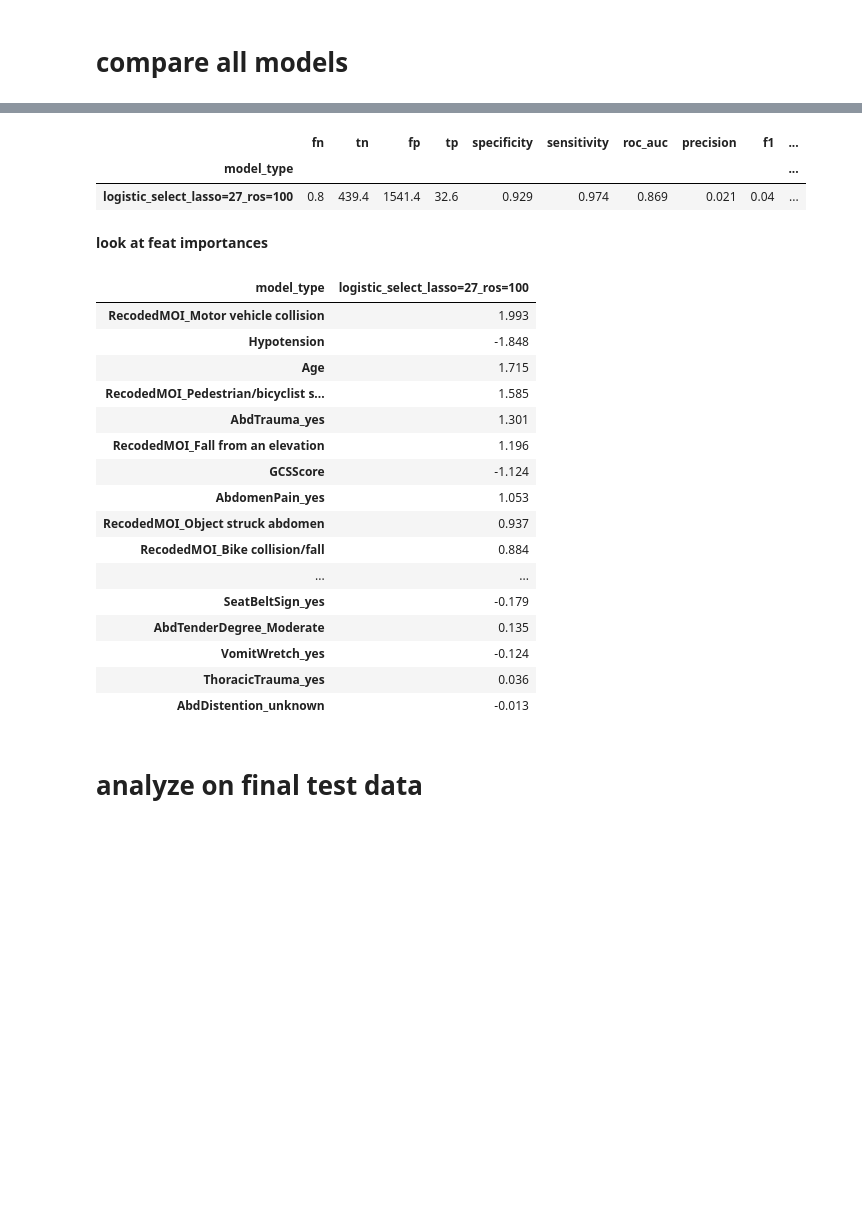
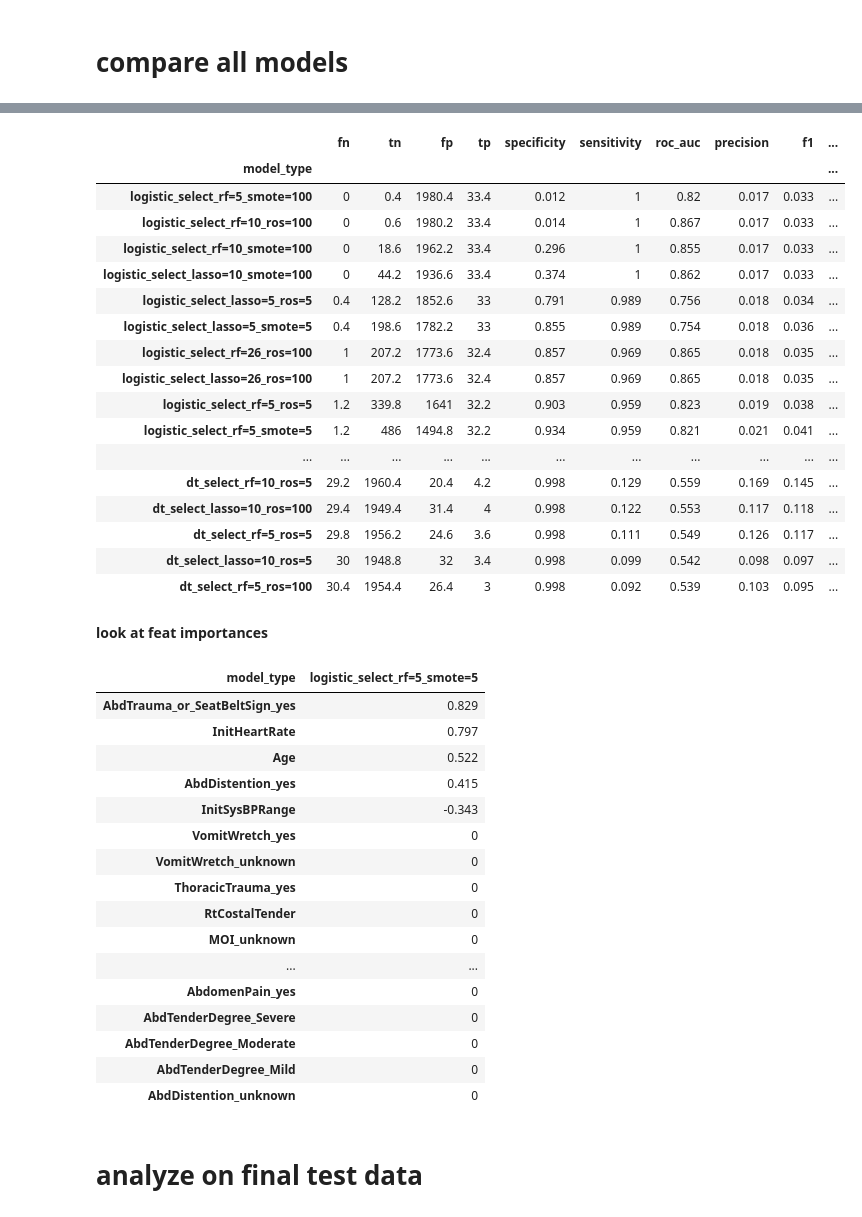
Before and after one commit to csinva/iai-clinical-decision-rule, a Jupyter notebook: 04_analyze.ipynb, the cells around one changed output, grey strips where cells are left out. Saved outputs shown, nothing was run; the diff lists cells and outputs as text; code cells hidden in the pictures; blank space fills up the shorter version.

```diff
--- a/04_analyze.ipynb
+++ b/04_analyze.ipynb
@@ -31,9 +31,10 @@ def load_results(out_dir):
         metrics = {k: d['cv'][k] for k in d['cv'].keys() if not 'curve' in k}
         out = {k: np.mean(metrics[k]) for k in metrics}
         out.update({k + '_std': np.std(metrics[k]) for k in metrics})
-        metrics_test = {k: d['test'][k] for k in d['test'].keys() if not 'curve' in k}
-        out.update({k + '_test': np.mean(metrics_test[k]) for k in metrics_test})
-        out.update({k + '_test_std': np.std(metrics_test[k]) for k in metrics_test})
+        for test in ['test1', 'test2']:
+            metrics_test = {k: d[test][k] for k in d[test].keys() if not 'curve' in k}
+            out.update({k + f'_{test}': np.mean(metrics_test[k]) for k in metrics_test})
+            out.update({k + f'_{test}_std': np.std(metrics_test[k]) for k in metrics_test})
 
 
         out['model_type'] = fname.replace('.pkl', '') #d['model_type']
@@ -59,34 +62,52 @@ results = load_results(out_dir)
 # %%
 # prev rule: sensitivity 0.97, specificity 0.425
 r = results
 # print(r.keys())
 r = r[[k for k in r if not 'std' in k]]
 # r = r[[k for k in r if not '_test' in k]]
 r = r[[k for k in r if not '_f' in k]]
 # r = r[r.index.str.contains('ros')] # only use random sampling
 # r = r.sort_values(by=['balanced_accuracy'], ascending=False)
 
 # filter out if it always predits positive
 r = r[r['tn'] > 0]
 
 r = r.sort_values(by=['fn', 'tn'], ascending=True)
 # r = r[['fn', 'tn', 'fp', 'tp', 'specificity', 'sensitivity', 'roc_auc', 'precision',
 #        'f1', 'balanced_accuracy', 'accuracy']]
-r = r[['fn', 'tn', 'fp', 'tp', 'specificity', 'sensitivity', 'roc_auc', 'precision',
-       'f1', 'balanced_accuracy', 'accuracy', 'fn_test', 'tn_test', 'fp_test', 'tp_test']]
+r = r[['fn', 'tn', 'fp', 'tp',
+       'specificity', 'sensitivity', 'roc_auc', 'precision',
+       'f1', 'balanced_accuracy', 'accuracy',
+       'fn_test1', 'tn_test1', 'fp_test1', 'tp_test1',
+       'fn_test2', 'tn_test2', 'fp_test2', 'tp_test2']]
 # r.style.background_gradient(cmap='viridis', axis=None) # all values on same cmap
-r = r[r.index == 'logistic_select_lasso=27_ros=100']
+# r = r[r.index == 'logistic_select_lasso=27_ros=100']
 r.style.background_gradient(cmap='viridis', axis=0) # columns differently colored
 # r.style.apply(viz.highlight_max, subset=[k for k in r if not 'std' in k])
 # %% [output]
 |  | fn | tn | fp | tp | specificity | sensitivity | roc_auc | precision | f1 | ... |
 | model_type |  |  |  |  |  |  |  |  |  | ... |
-| logistic_select_lasso=27_ros=100 | 0.8 | 439.4 | 1541.4 | 32.6 | 0.929 | 0.974 | 0.869 | 0.021 | 0.04 | ... |
+| logistic_select_rf=5_smote=100 | 0 | 0.4 | 1980.4 | 33.4 | 0.012 | 1 | 0.82 | 0.017 | 0.033 | ... |
+| logistic_select_rf=10_ros=100 | 0 | 0.6 | 1980.2 | 33.4 | 0.014 | 1 | 0.867 | 0.017 | 0.033 | ... |
+| logistic_select_rf=10_smote=100 | 0 | 18.6 | 1962.2 | 33.4 | 0.296 | 1 | 0.855 | 0.017 | 0.033 | ... |
+| logistic_select_lasso=10_smote=100 | 0 | 44.2 | 1936.6 | 33.4 | 0.374 | 1 | 0.862 | 0.017 | 0.033 | ... |
+| logistic_select_lasso=5_ros=5 | 0.4 | 128.2 | 1852.6 | 33 | 0.791 | 0.989 | 0.756 | 0.018 | 0.034 | ... |
+| logistic_select_lasso=5_smote=5 | 0.4 | 198.6 | 1782.2 | 33 | 0.855 | 0.989 | 0.754 | 0.018 | 0.036 | ... |
+| logistic_select_rf=26_ros=100 | 1 | 207.2 | 1773.6 | 32.4 | 0.857 | 0.969 | 0.865 | 0.018 | 0.035 | ... |
+| logistic_select_lasso=26_ros=100 | 1 | 207.2 | 1773.6 | 32.4 | 0.857 | 0.969 | 0.865 | 0.018 | 0.035 | ... |
+| logistic_select_rf=5_ros=5 | 1.2 | 339.8 | 1641 | 32.2 | 0.903 | 0.959 | 0.823 | 0.019 | 0.038 | ... |
+| logistic_select_rf=5_smote=5 | 1.2 | 486 | 1494.8 | 32.2 | 0.934 | 0.959 | 0.821 | 0.021 | 0.041 | ... |
+| ... | ... | ... | ... | ... | ... | ... | ... | ... | ... | ... |
+| dt_select_rf=10_ros=5 | 29.2 | 1960.4 | 20.4 | 4.2 | 0.998 | 0.129 | 0.559 | 0.169 | 0.145 | ... |
+| dt_select_lasso=10_ros=100 | 29.4 | 1949.4 | 31.4 | 4 | 0.998 | 0.122 | 0.553 | 0.117 | 0.118 | ... |
+| dt_select_rf=5_ros=5 | 29.8 | 1956.2 | 24.6 | 3.6 | 0.998 | 0.111 | 0.549 | 0.126 | 0.117 | ... |
+| dt_select_lasso=10_ros=5 | 30 | 1948.8 | 32 | 3.4 | 0.998 | 0.099 | 0.542 | 0.098 | 0.097 | ... |
+| dt_select_rf=5_ros=100 | 30.4 | 1954.4 | 26.4 | 3 | 0.998 | 0.092 | 0.539 | 0.103 | 0.095 | ... |
 # %% [markdown]
 **look at feat importances**
 # %%
 r = results
-best_model = 'logistic_select_lasso=27_ros=100'
+best_model = 'logistic_select_rf=5_smote=5'
 # print(r.keys())
 # r.style.apply(viz.highlight_max, subset=[k for k in r if not 'std' in k])
 r = r.sort_values('balanced_accuracy', ascending=False)
@@ -129,23 +150,23 @@ r = r.fillna(0).style.background_gradient(cmap=cm) #, axis=0) #, subset=subset)
 # r = background_gradient(r)
 r
 # %% [output]
-| model_type | logistic_select_lasso=27_ros=100 |
-| RecodedMOI_Motor vehicle collision | 1.993 |
-| Hypotension | -1.848 |
-| Age | 1.715 |
-| RecodedMOI_Pedestrian/bicyclist s... | 1.585 |
-| AbdTrauma_yes | 1.301 |
-| RecodedMOI_Fall from an elevation | 1.196 |
-| GCSScore | -1.124 |
-| AbdomenPain_yes | 1.053 |
-| RecodedMOI_Object struck abdomen | 0.937 |
-| RecodedMOI_Bike collision/fall | 0.884 |
+| model_type | logistic_select_rf=5_smote=5 |
+| AbdTrauma_or_SeatBeltSign_yes | 0.829 |
+| InitHeartRate | 0.797 |
+| Age | 0.522 |
+| AbdDistention_yes | 0.415 |
+| InitSysBPRange | -0.343 |
+| VomitWretch_yes | 0 |
+| VomitWretch_unknown | 0 |
+| ThoracicTrauma_yes | 0 |
+| RtCostalTender | 0 |
+| MOI_unknown | 0 |
 | ... | ... |
-| SeatBeltSign_yes | -0.179 |
-| AbdTenderDegree_Moderate | 0.135 |
-| VomitWretch_yes | -0.124 |
-| ThoracicTrauma_yes | 0.036 |
-| AbdDistention_unknown | -0.013 |
+| AbdomenPain_yes | 0 |
+| AbdTenderDegree_Severe | 0 |
+| AbdTenderDegree_Moderate | 0 |
+| AbdTenderDegree_Mild | 0 |
+| AbdDistention_unknown | 0 |
 # %% [markdown]
 # analyze on final test data
 # %%
```
Also changed, not shown: parts of 7 cells of this notebook, 5 other files.
